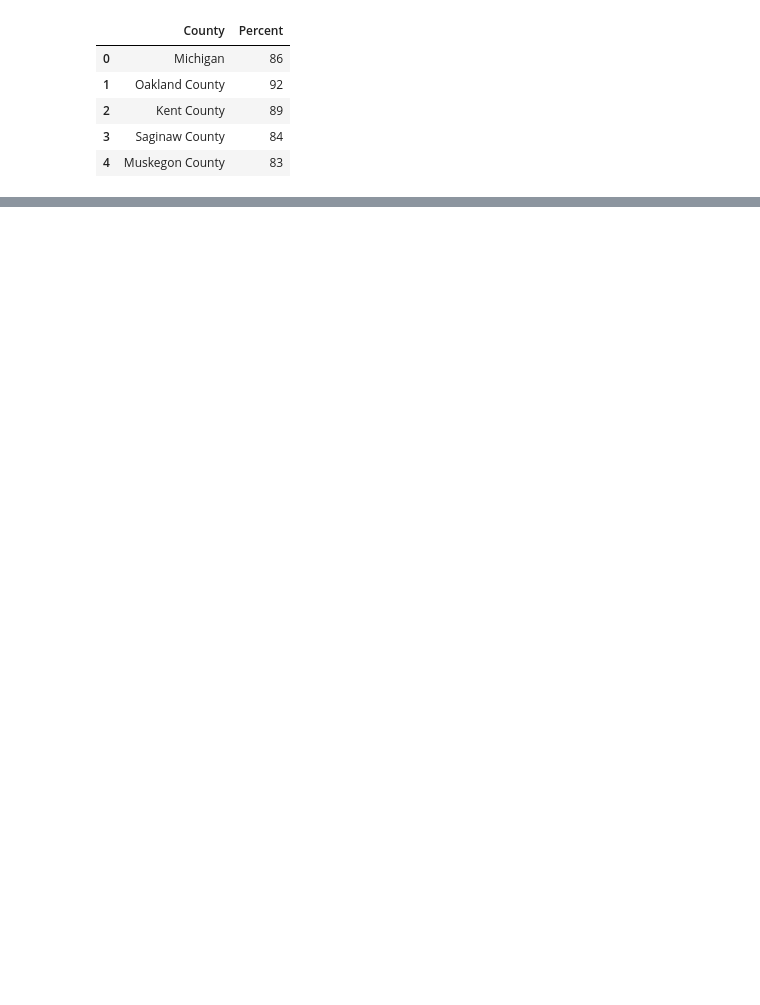
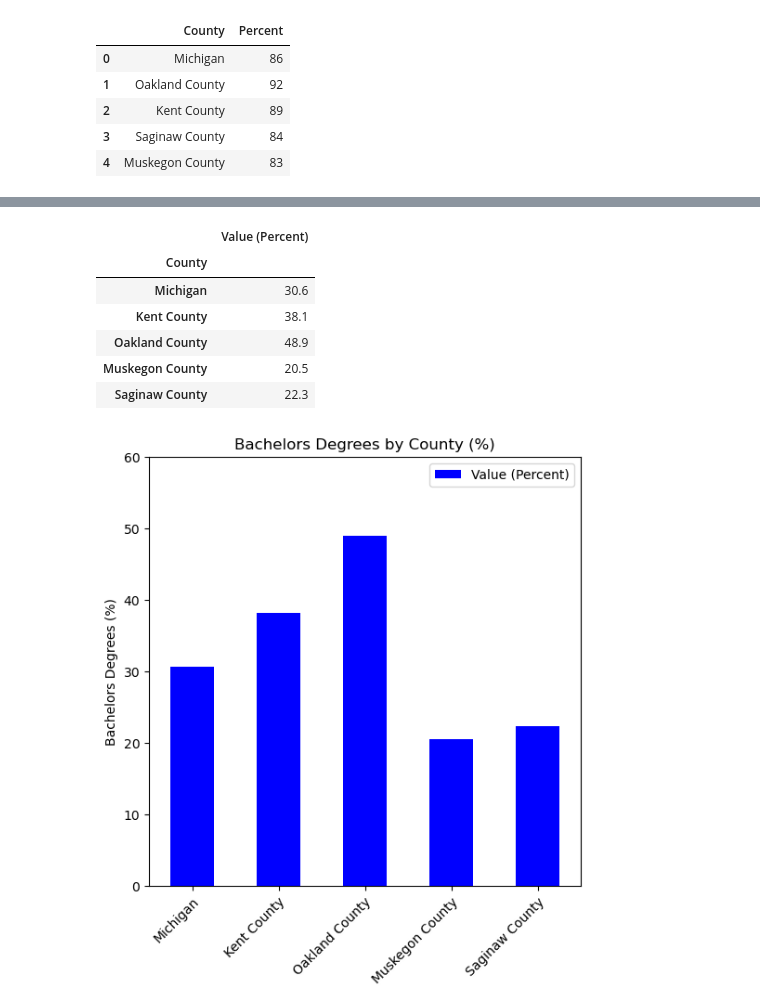
Before and after one commit to DaSamboni/project1_group3, a Jupyter notebook: MainProject.ipynb, the cells around one changed output, grey strips where cells are left out. Saved outputs shown, nothing was run; the diff lists cells and outputs as text; code cells hidden in the pictures; blank space fills up the shorter version.

```diff
--- a/MainProject.ipynb
+++ b/MainProject.ipynb
@@ -599,0 +659,12 @@ plt.show
+# %%
+#Assessing education levels across specified counties
+
+bachelors_csv = "datasets/bachelors_data.csv"
+bachelors_df = pd.read_csv(bachelors_csv)
+bachelors_df = bachelors_df.drop('FIPS', axis = 1)
+bachelors_df = bachelors_df.drop('Rank within US (of 3142)', axis = 1)
+bachelors_df = bachelors_df.drop('Bachelors Degree Totals', axis = 1)
+# bachelors_df.head()
+# %%
+bachelors_df.set_index('County', inplace = True)
+bachelors_df.head()
@@ -599,0 +679,21 @@ plt.show
+# %%
+bachelors_trimmed_df = bachelors_df.loc[["Michigan","Kent County","Oakland County","Muskegon County","Saginaw County"], :]
+
+bachelors_figure = bachelors_trimmed_df.plot(kind = "bar", facecolor = "blue", figsize = (6, 6),
+                                          title = "Bachelors Degrees by County (%)",
+                                          xlabel = "Counties vs. State Average",
+                                          ylabel = "Bachelors Degrees (%)")
+xticklabels = bachelors_trimmed_df.index
+bachelors_figure.set_xticklabels(xticklabels, rotation = 45, rotation_mode = "anchor", ha = "right", wrap = True)
+plt.ylim(0, 60)
+plt.show
+bachelors_trimmed_df.head()
+# %% [output]
+|  | Value (Percent) |
+| County |  |
+| Michigan | 30.6 |
+| Kent County | 38.1 |
+| Oakland County | 48.9 |
+| Muskegon County | 20.5 |
+| Saginaw County | 22.3 |
+[figure, added]
```
Also changed, not shown: parts of 11 cells of this notebook, 2 other files.
